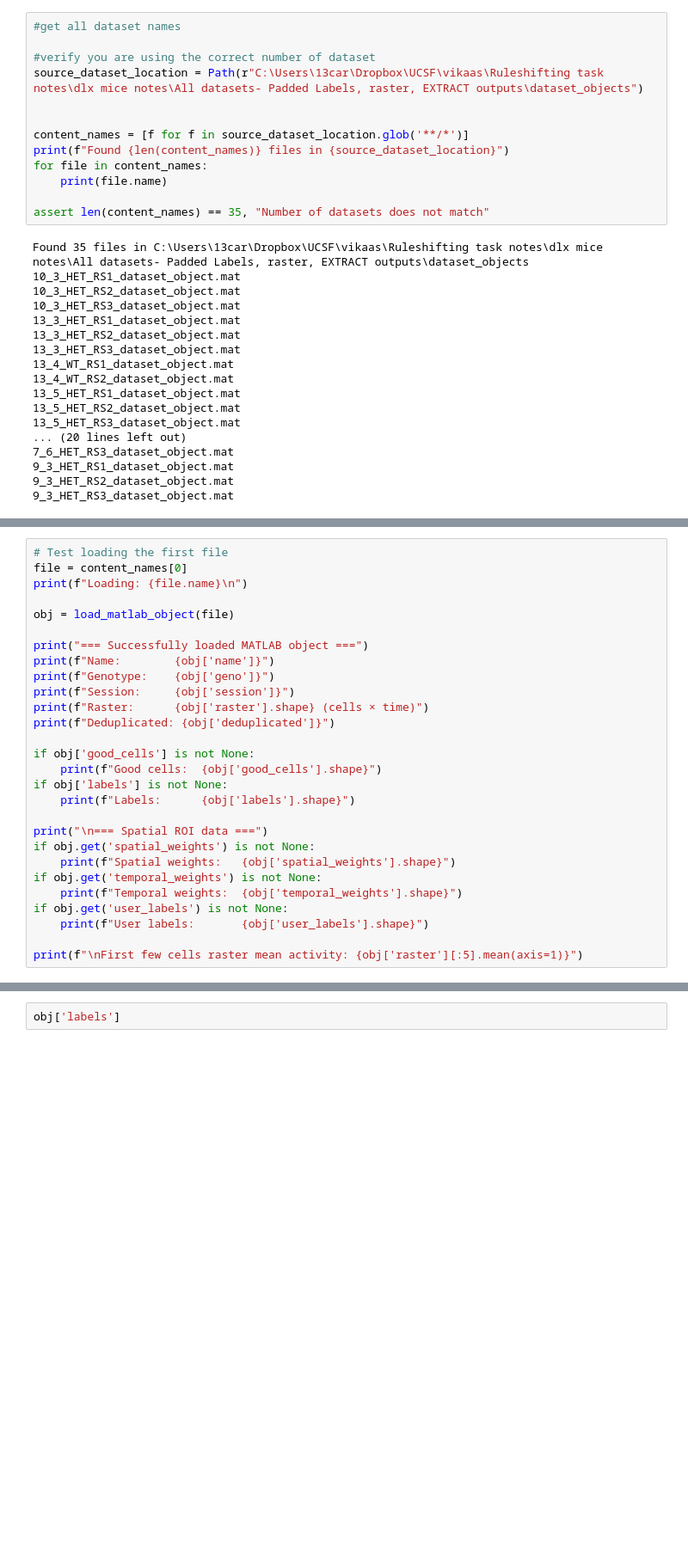
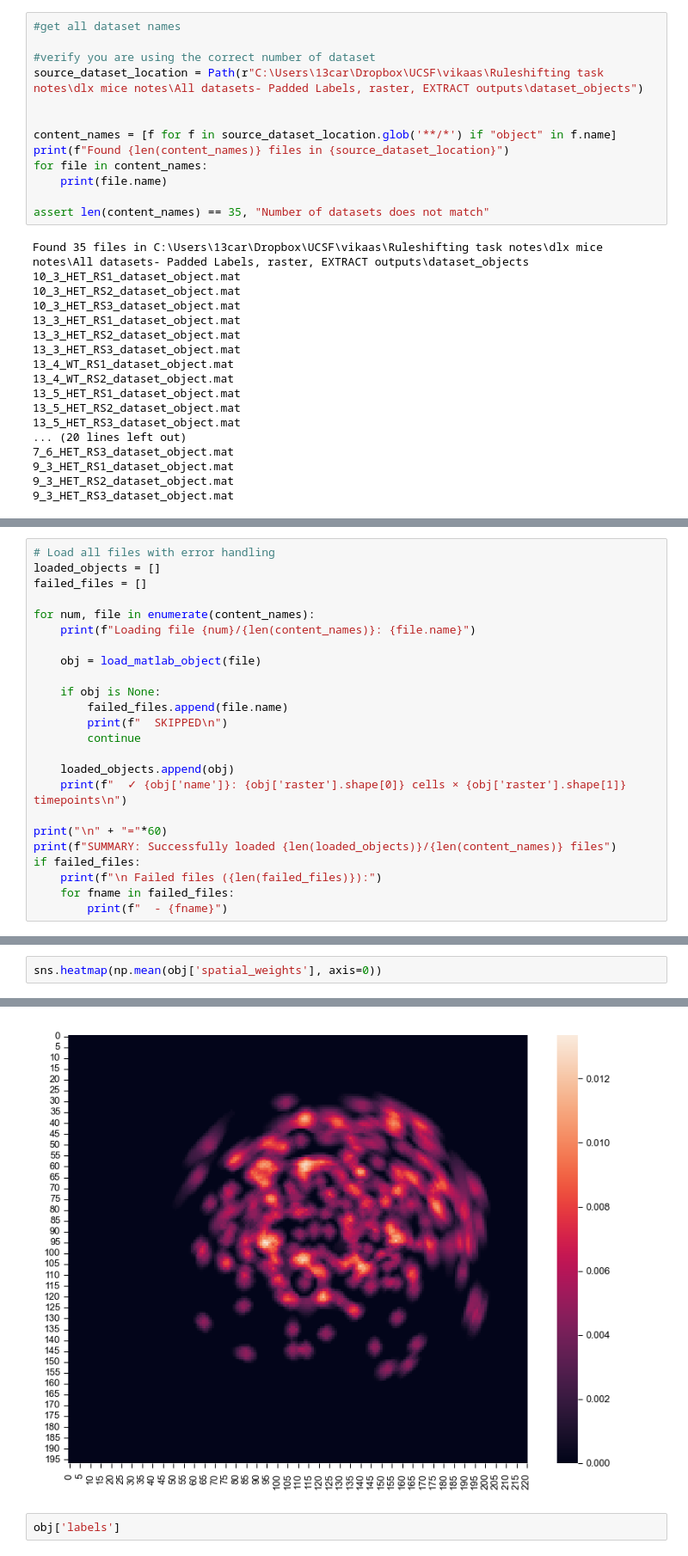
Before and after one commit to cjohnsoncruz/dlx56_mPFC_1p_SohalLab, a Jupyter notebook: code/preprocess matlab data v1.ipynb, the cells around one changed output, grey strips where cells are left out. Shown: that part at 86% size. Drawn from its saved outputs; the diff is of its cells as text; blank space fills up the shorter version.

Commit message:
fixed broken files
+ resaved matlab files to align with v7.3 standard
+added corrupted/fail file extraction checking

```diff
--- a/code/preprocess matlab data v1.ipynb
+++ b/code/preprocess matlab data v1.ipynb
@@ -100,7 +160,7 @@ os.getcwd()
 source_dataset_location = Path(r"C:\Users\13car\Dropbox\UCSF\vikaas\Ruleshifting task notes\dlx mice notes\All datasets- Padded Labels, raster, EXTRACT outputs\dataset_objects")
 
 
-content_names = [f for f in source_dataset_location.glob('**/*')]
+content_names = [f for f in source_dataset_location.glob('**/*') if "object" in f.name]
 print(f"Found {len(content_names)} files in {source_dataset_location}")
 for file in content_names:
     print(file.name)
@@ -173,29 +234,25 @@ def load_matlab_object(filepath):
 # %%
-# Test loading the first file
-file = content_names[0]
-print(f"Loading: {file.name}\n")
+# Load all files with error handling
+loaded_objects = []
+failed_files = []
 
-obj = load_matlab_object(file)
+for num, file in enumerate(content_names):
+    print(f"Loading file {num}/{len(content_names)}: {file.name}")
 
-print("=== Successfully loaded MATLAB object ===")
-print(f"Name:        {obj['name']}")
-print(f"Genotype:    {obj['geno']}")
-print(f"Session:     {obj['session']}")
-print(f"Raster:      {obj['raster'].shape} (cells × time)")
-print(f"Deduplicated: {obj['deduplicated']}")
+    obj = load_matlab_object(file)
 
-if obj['good_cells'] is not None:
-    print(f"Good cells:  {obj['good_cells'].shape}")
-if obj['labels'] is not None:
-    print(f"Labels:      {obj['labels'].shape}")
+    if obj is None:
+        failed_files.append(file.name)
+        print(f"  SKIPPED\n")
+        continue
 
-print("\n=== Spatial ROI data ===")
-if obj.get('spatial_weights') is not None:
-    print(f"Spatial weights:   {obj['spatial_weights'].shape}")
-if obj.get('temporal_weights') is not None:
-    print(f"Temporal weights:  {obj['temporal_weights'].shape}")
-if obj.get('user_labels') is not None:
-    print(f"User labels:       {obj['user_labels'].shape}")
+    loaded_objects.append(obj)
+    print(f"  ✓ {obj['name']}: {obj['raster'].shape[0]} cells × {obj['raster'].shape[1]} timepoints\n")
 
-print(f"\nFirst few cells raster mean activity: {obj['raster'][:5].mean(axis=1)}")
+print("\n" + "="*60)
+print(f"SUMMARY: Successfully loaded {len(loaded_objects)}/{len(content_names)} files")
+if failed_files:
+    print(f"\n Failed files ({len(failed_files)}):")
+    for fname in failed_files:
+        print(f"  - {fname}")
 # %% [output]
@@ -220,0 +365,3 @@ sns.heatmap(obj['temporal_weights'])
+# %%
+sns.heatmap(np.mean(obj['spatial_weights'], axis=0))
+# %% [output]
@@ -221,3 +369,4 @@ sns.heatmap(obj['temporal_weights'])
+[figure, added]
 # %%
 obj['labels']
 # %% [output]
```
Also changed, not shown: parts of 10 cells of this notebook, 1 other file.
